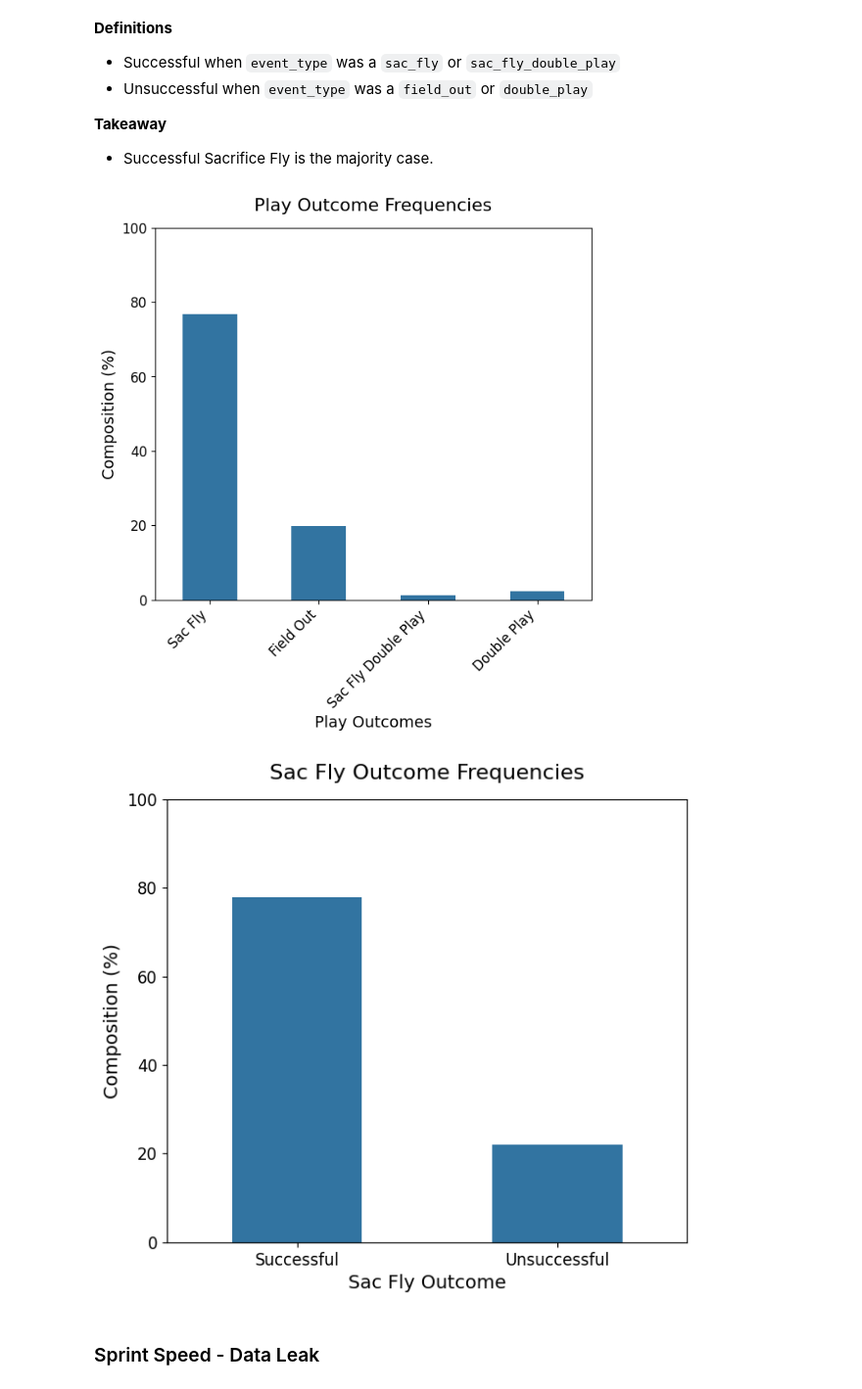
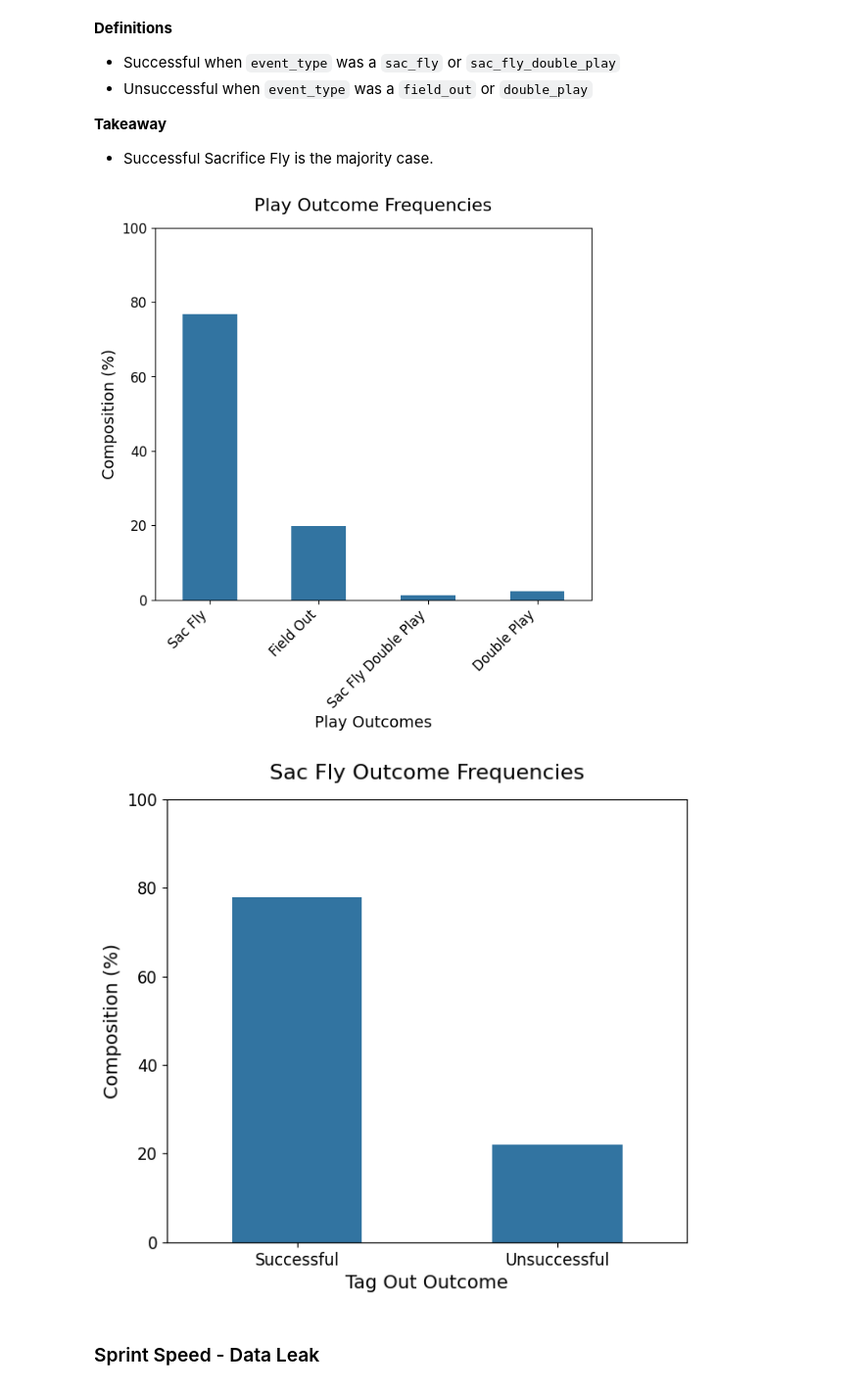
Before and after one commit to Dodgers-Capstone/Sacrifice-Fly-Modeling, a Jupyter notebook: notebooks/1_master.ipynb, the cells around one changed output. Shown at 98% size. Cells and saved outputs as stored; diff of their text form; code cells hidden in the pictures.

```diff
--- a/notebooks/1_master.ipynb
+++ b/notebooks/1_master.ipynb
@@ -106,35 +106,35 @@ successful_lf = (on_base_lf
         pl.when(pl.col("event_type").is_in(["sac_fly", "sac_fly_double_play"]))
           .then(pl.lit("Successful"))
           .otherwise(pl.lit("Unsuccessful"))
           .alias("is_successful"),
         pl.col("event_type").replace(event_dict).alias("event_type")
     )
 )
 
 successful_pd = successful_lf.collect().to_pandas()
 
 plt.figure(figsize=(7, 6))
 sns.countplot(x="event_type", stat="percent", data=successful_pd, width=.5)
 plt.title("Play Outcome Frequencies", fontsize=16, pad=15)
 plt.ylim(0, 100)
 plt.xticks(fontsize=12, rotation=45, ha='right')  # Add ha='right'
 plt.yticks(fontsize=12)
 plt.xlabel("Play Outcomes", fontsize=14)
 plt.ylabel("Composition (%)", fontsize=14)
 plt.show()
 
 plt.figure(figsize=(7, 6))
 sns.countplot(x="is_successful", stat = "percent", data=successful_pd, width = .5)
 plt.title("Sac Fly Outcome Frequencies", fontsize=16, pad=15)
 plt.ylim(0, 100)
 plt.xticks(fontsize=12)
 plt.yticks(fontsize=12)
-plt.xlabel("Sac Fly Outcome", fontsize=14)
+plt.xlabel("Tag Out Outcome", fontsize=14)
 plt.ylabel("Composition (%)", fontsize=14)
 plt.show()
 # %% [output]
 [figure]
-[figure, old version]
+[figure, new version]
 # %% [markdown]
 ### Sprint Speed - Data Leak
 # %%
```
Also changed, not shown: parts of 14 cells of this notebook.
